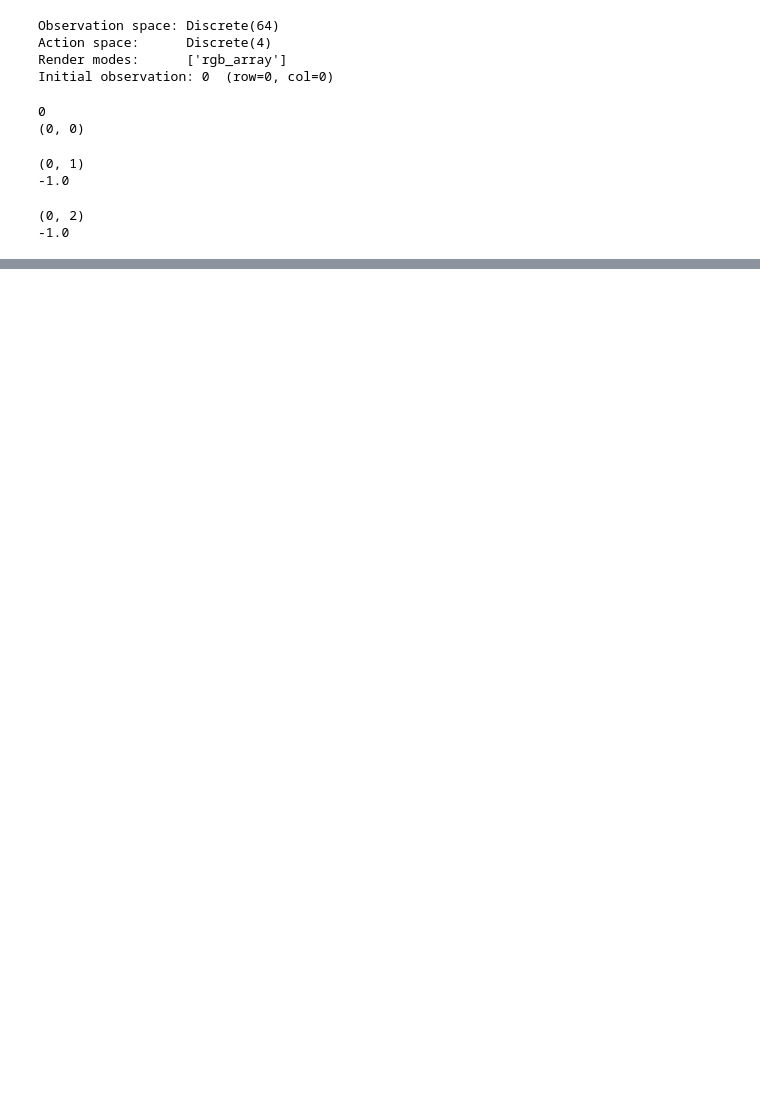
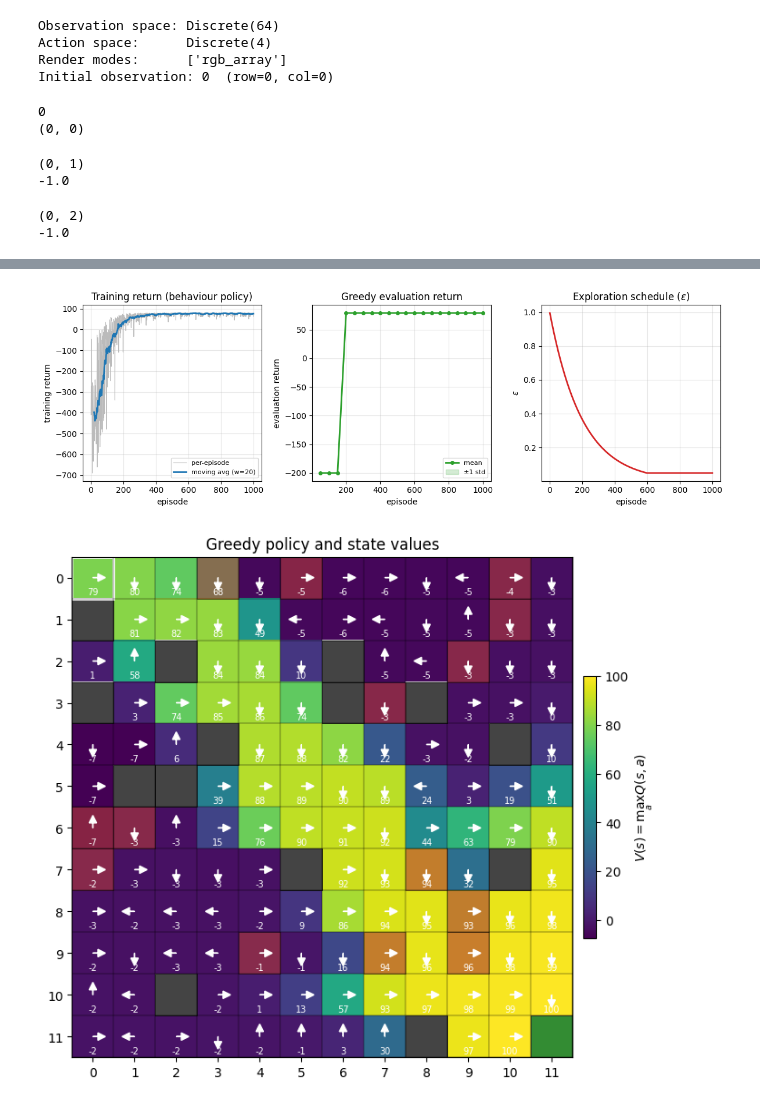
Before and after one commit to ffaundezcab/fog_exploring_RL, a Jupyter notebook: notebooks/test.ipynb, the cells around one changed output, grey strips where cells are left out. Cells and saved outputs as stored; diff of their text form; code cells hidden in the pictures; blank space fills up the shorter version.

Commit message:
changes to lessons plotting library, first run on tabular q-learning

```diff
--- a/notebooks/test.ipynb
+++ b/notebooks/test.ipynb
@@ -99,0 +97,32 @@ X O O X X . . . . . . . X X . . . O . . . . O . .
+# %%
+# based of a randomized map with seed = 41
+
+fixed_obstacle_tiles = [(4, 10),
+ (3, 8),
+ (7, 5),
+ (4, 3),
+ (7, 10),
+ (5, 1),
+ (3, 0),
+ (2, 6),
+ (3, 6),
+ (2, 2),
+ (1, 0),
+ (11, 8),
+ (10, 2),
+ (5, 2)]
+
+fixed_trap_tiles = [(0, 10),
+ (9, 9),
+ (6, 1),
+ (3, 7),
+ (0, 3),
+ (7, 0),
+ (2, 9),
+ (8, 9),
+ (1, 10),
+ (6, 0),
+ (0, 5),
+ (9, 7),
+ (7, 8),
+ (9, 4)]
@@ -99,0 +184,11 @@ X O O X X . . . . . . . X X . . . O . . . . O . .
+# %%
+from rlc.utils.plotting import plot_learning_curves, plot_grid_policy_and_values
+
+fig1 = plot_learning_curves(history)
+plt.show()
+
+fig2 = plot_grid_policy_and_values(agent, train_env, annotate_values=True, figsize = (7,7))
+plt.show()
+# %% [output]
+[figure, added]
+[figure, added]
```
Also changed, not shown: parts of 6 cells of this notebook, 1 other file.
